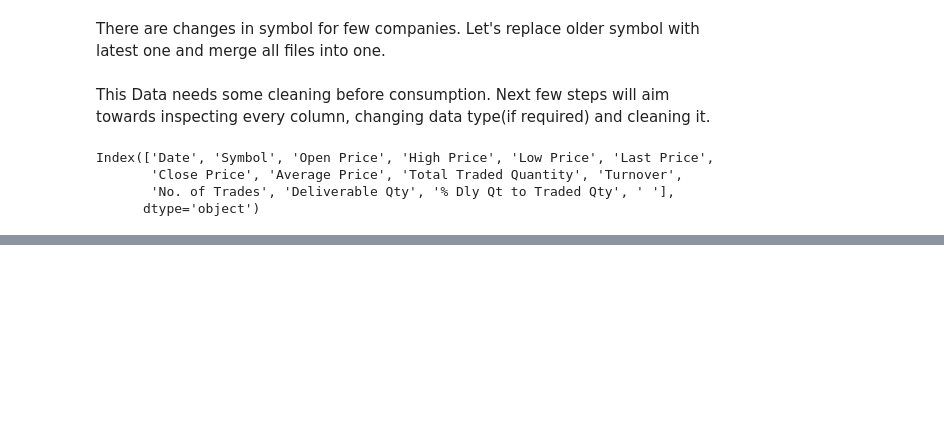
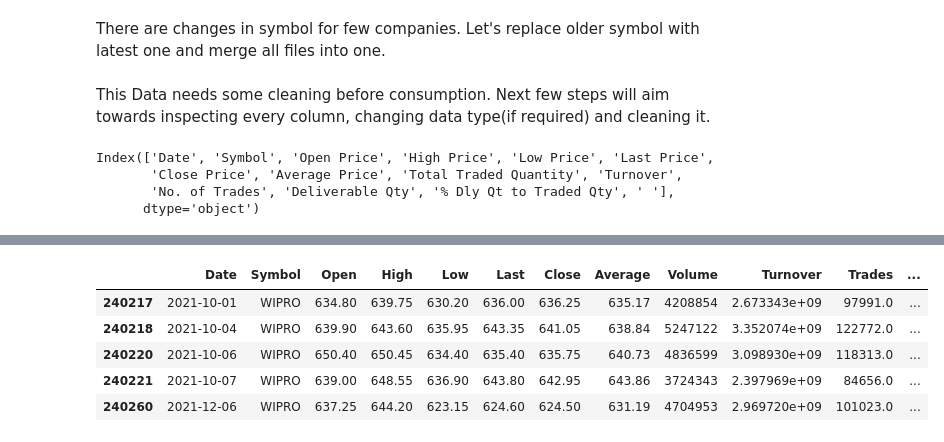
Before and after one commit to bhavesh0009/NSE-Price-Prediction, a Jupyter notebook: nifty50_data_pipeline.ipynb, the cells around one changed output, grey strips where cells are left out. Cells and saved outputs as stored; diff of their text form; code cells hidden in the pictures; blank space fills up the shorter version.

```diff
--- a/nifty50_data_pipeline.ipynb
+++ b/nifty50_data_pipeline.ipynb
@@ -129,0 +145,10 @@ all_scripts_df.to_csv('data/n50_data.csv',index=False)
+# %%
+all_scripts_df[(all_scripts_df['22d_high'] >= 1.15 * all_scripts_df['Close'])
+             & (all_scripts_df['22d_low'] >= 0.95 *  all_scripts_df['Close'])].tail()
+# %% [output]
+|  | Date | Symbol | Open | High | Low | Last | Close | Average | Volume | Turnover | Trades | ... |
+| 240217 | 2021-10-01 | WIPRO | 634.80 | 639.75 | 630.20 | 636.00 | 636.25 | 635.17 | 4208854 | 2.673343e+09 | 97991.0 | ... |
+| 240218 | 2021-10-04 | WIPRO | 639.90 | 643.60 | 635.95 | 643.35 | 641.05 | 638.84 | 5247122 | 3.352074e+09 | 122772.0 | ... |
+| 240220 | 2021-10-06 | WIPRO | 650.40 | 650.45 | 634.40 | 635.40 | 635.75 | 640.73 | 4836599 | 3.098930e+09 | 118313.0 | ... |
+| 240221 | 2021-10-07 | WIPRO | 639.00 | 648.55 | 636.90 | 643.80 | 642.95 | 643.86 | 3724343 | 2.397969e+09 | 84656.0 | ... |
+| 240260 | 2021-12-06 | WIPRO | 637.25 | 644.20 | 623.15 | 624.60 | 624.50 | 631.19 | 4704953 | 2.969720e+09 | 101023.0 | ... |
```
Also changed, not shown: parts of 40 cells of this notebook, 2 other files.
